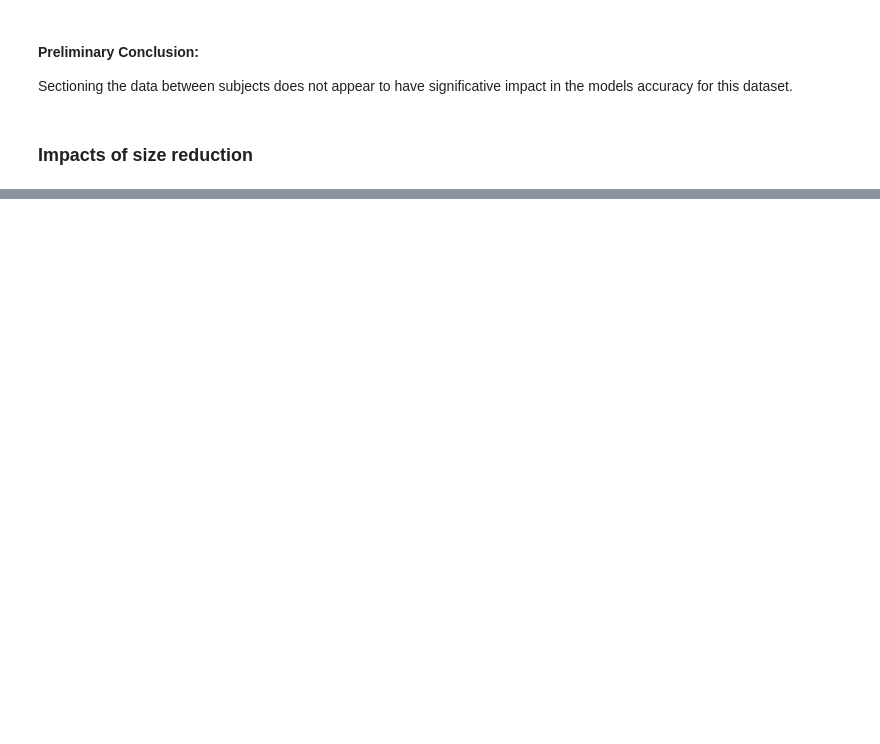
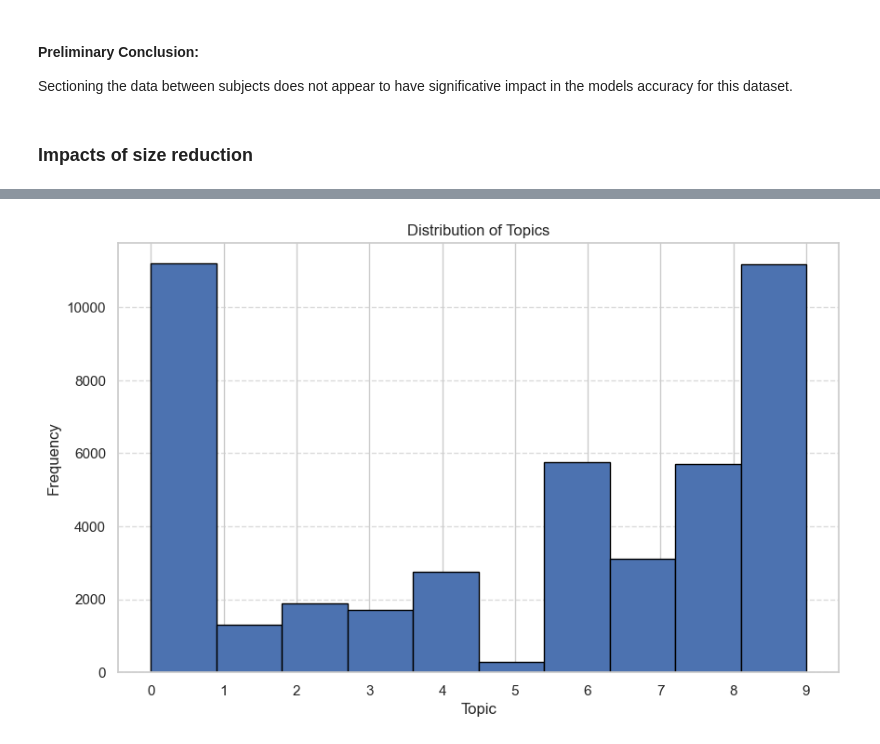
Before and after one commit to P-ASilva/fake-news-detector, a Jupyter notebook: classifier.ipynb, the cells around one changed output, grey strips where cells are left out. Cells and saved outputs as stored; diff of their text form; code cells hidden in the pictures; blank space fills up the shorter version.

```diff
--- a/classifier.ipynb
+++ b/classifier.ipynb
@@ -403,0 +437,18 @@ weighted avg       0.25      0.50      0.33        18
+# %%
+vectorizer = TfidfVectorizer(stop_words='english', lowercase=True)
+X_vec = vectorizer.fit_transform(df['text'])
+
+nmf = NMF(n_components=10)
+X_nmf = nmf.fit_transform(X_vec)
+
+topic = np.argmax(X_nmf, axis=1)
+plt.figure(figsize=(10, 6))
+plt.hist(topic, bins=10, edgecolor='black')
+plt.title('Distribution of Topics')
+plt.xlabel('Topic')
+plt.ylabel('Frequency')
+plt.xticks(range(10))
+plt.grid(axis='y', linestyle='--', alpha=0.7)
+plt.show()
+# %% [output]
+[figure, added]
```
Also changed, not shown: parts of 26 cells of this notebook.
